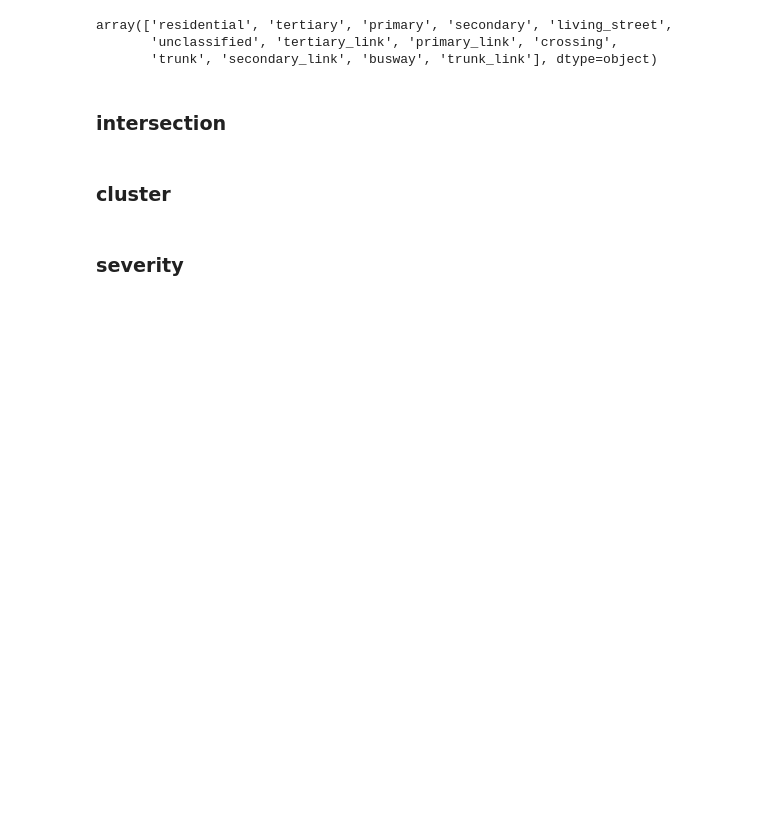
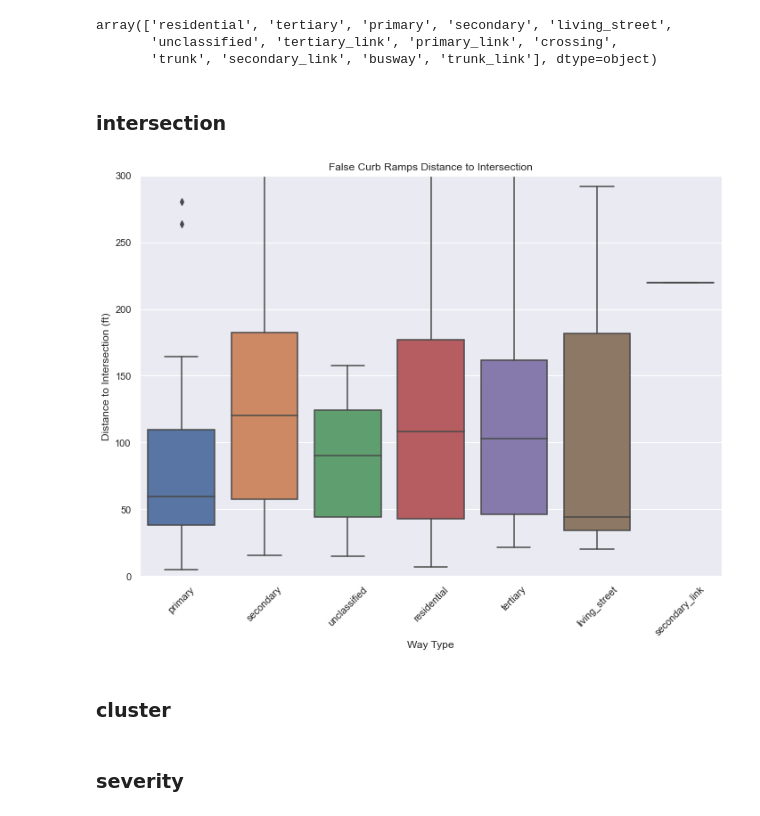
Before and after one commit to crescendochu/ML-project-sidewalk, a Jupyter notebook: seattle/LF functions_0304.ipynb, the cells around one changed output. Saved outputs shown, nothing was run; the diff lists cells and outputs as text; code cells hidden in the pictures; blank space fills up the shorter version.

```diff
--- a/seattle/LF functions_0304.ipynb
+++ b/seattle/LF functions_0304.ipynb
@@ -73,4 +73,19 @@ array(['residential', 'tertiary', 'primary', 'secondary', 'living_street',
 #         #return WRONG
 #     else:
 #         return NOT_SURE
+# %%
+#select df_test.verified.values == 1
+false_curb_ramps = df_test[df_test['verified'] == 0]
+sns.set(rc={'figure.figsize':(11.7,8.27)})
+ax = sns.boxplot(x="way_type", y="intersection_distance", data=false_curb_ramps)
+ax.set_title('False Curb Ramps Distance to Intersection')
+ax.set_xlabel('Way Type')
+ax.set_ylabel('Distance to Intersection (ft)')
+#rotate x-axis labels
+plt.setp(ax.get_xticklabels(), rotation=45)
+#zoom in on y-axis
+plt.ylim(0, 300)
+plt.show()
+# %% [output]
+[figure, added]
 # %%
```
Also changed, not shown: parts of 6 cells of this notebook, 2 other files.
